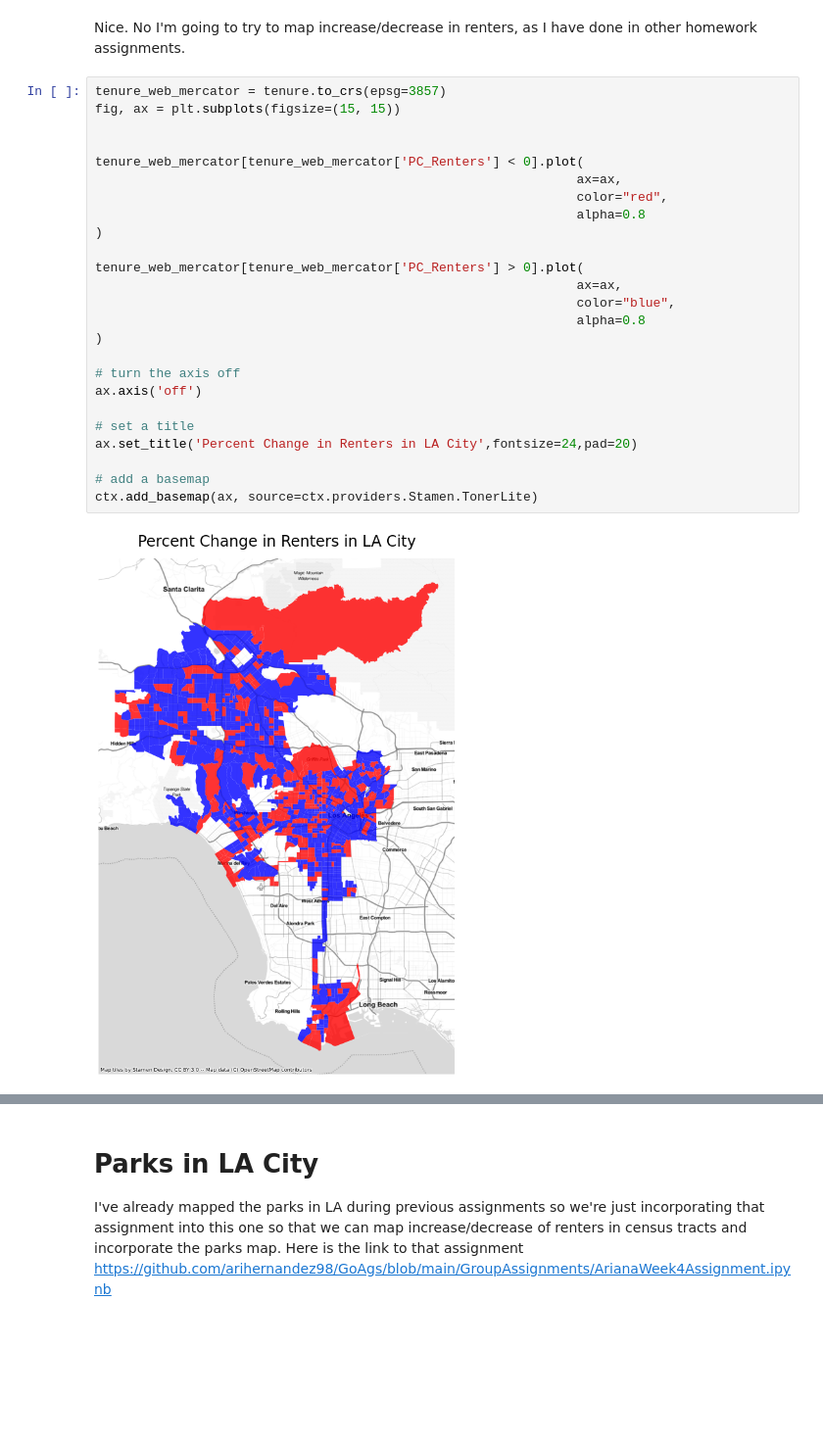
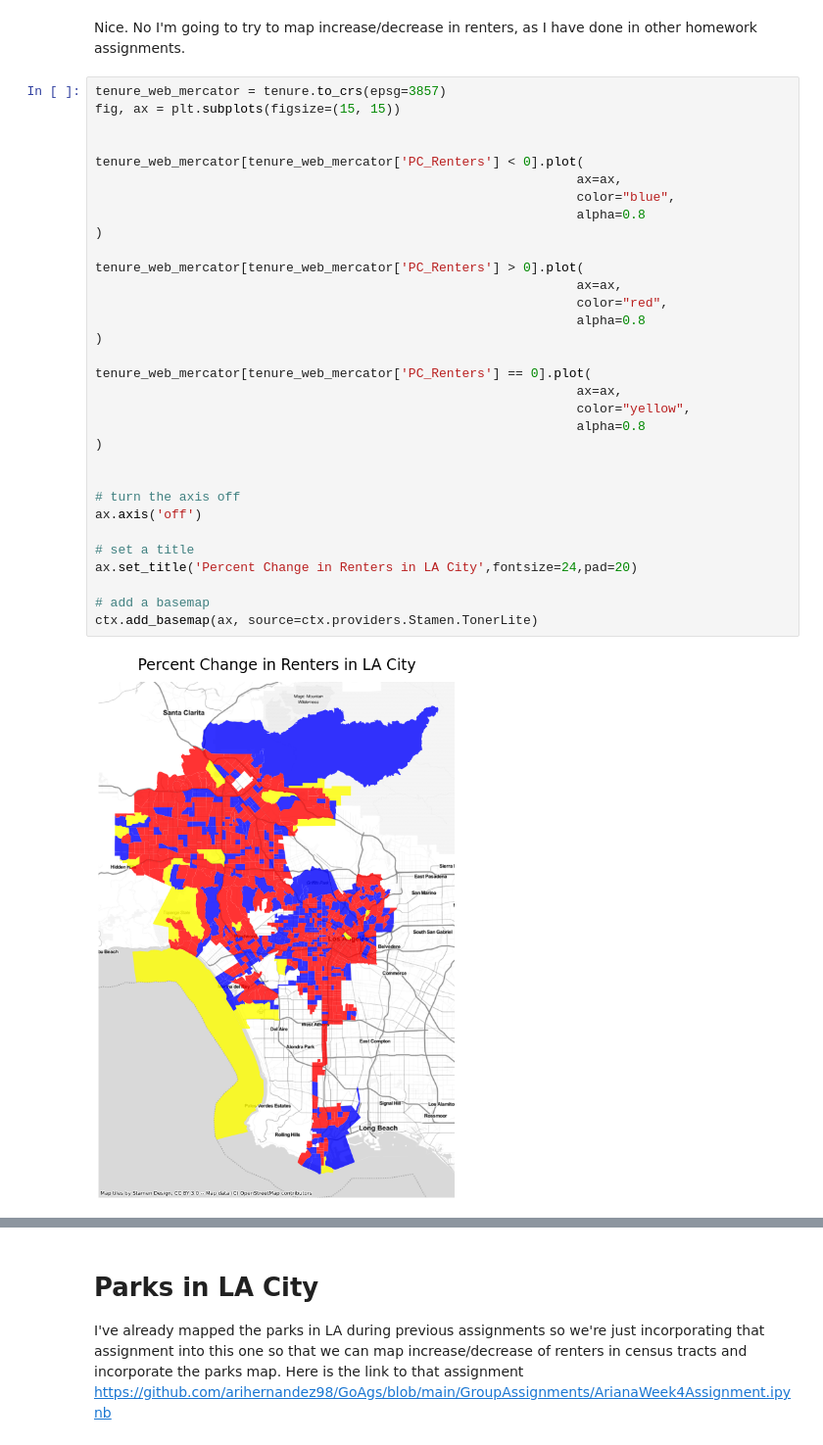
Before and after one commit to arihernandez98/GoAgs, a Jupyter notebook: GroupAssignments/Tenure/Midterm.ipynb, the cells around one changed output, grey strips where cells are left out. Shown at 98% size. Drawn from its saved outputs; the diff is of its cells as text; blank space fills up the shorter version.

```diff
--- a/GroupAssignments/Tenure/Midterm.ipynb
+++ b/GroupAssignments/Tenure/Midterm.ipynb
@@ -226,28 +226,35 @@ Nice. No I'm going to try to map increase/decrease in renters, as I have done in
 # %%
 tenure_web_mercator = tenure.to_crs(epsg=3857)
 fig, ax = plt.subplots(figsize=(15, 15))
 
 
 tenure_web_mercator[tenure_web_mercator['PC_Renters'] < 0].plot(
                                                                ax=ax,
-                                                               color="red",
+                                                               color="blue",
                                                                alpha=0.8
 )
 
 tenure_web_mercator[tenure_web_mercator['PC_Renters'] > 0].plot(
                                                                ax=ax,
-                                                               color="blue",
+                                                               color="red",
                                                                alpha=0.8
 )
+
+tenure_web_mercator[tenure_web_mercator['PC_Renters'] == 0].plot(
+                                                               ax=ax,
+                                                               color="yellow",
+                                                               alpha=0.8
+)
+
 
 # turn the axis off
 ax.axis('off')
 
 # set a title
 ax.set_title('Percent Change in Renters in LA City',fontsize=24,pad=20)
 
 # add a basemap
 ctx.add_basemap(ax, source=ctx.providers.Stamen.TonerLite)
 # %% [output]
-[figure, old version]
+[figure, new version]
 # %% [markdown]
```
Also changed, not shown: parts of 7 cells of this notebook.
